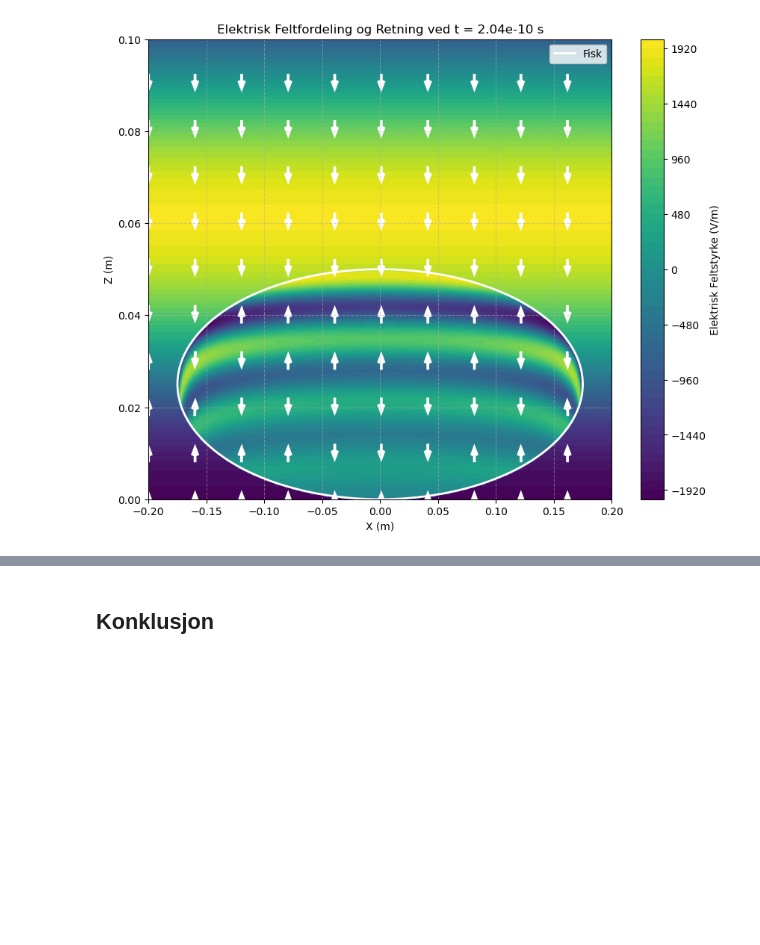
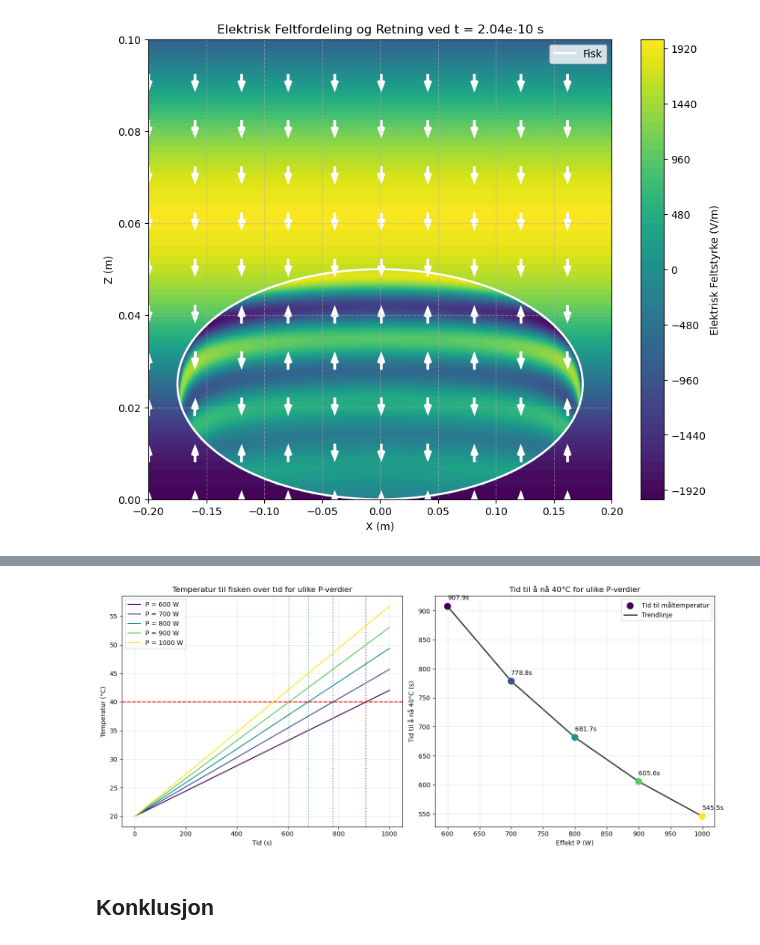
Before and after one commit to VictJoh/ElMag-Computational-Essay, a Jupyter notebook: compessay.ipynb, the cells around one changed output, grey strips where cells are left out. Saved outputs shown, nothing was run; the diff lists cells and outputs as text; code cells hidden in the pictures; blank space fills up the shorter version.

```diff
--- a/compessay.ipynb
+++ b/compessay.ipynb
@@ -154,6 +153,8 @@ l_f = 12
 tan_delta = l_f / epsilon_r
 alpha = omega * np.sqrt(mu_0 * epsilon_0 * epsilon_r / 2) * tan_delta
 delta = 1 / alpha
+m_fish = 4.5 # kg
+c_p = 4184 # J/(kg*K)
 # %%
 r = np.linspace(0, 0.10, 500)
 E = 1 * np.exp(-alpha * r)
@@ -438,3 +412,79 @@ plt.show()
+# %%
+
+# Starttemperatur
+T_initial = 20  # °C
+
+# Tid i sekunder
+t_values = np.linspace(0, 1000, 1000)  # 0 til 1000 sekunder
+
+# Måltemperatur
+target_temperature = 40  # °C
+
+# Lag figurer for temperatur over tid og tid til å nå måltemperatur
+plt.figure(figsize=(14, 6))
+
+# Fargekart for ulike p-verdier
+colors = plt.cm.viridis(np.linspace(0, 1, len(P)))
+
+# Liste for å lagre tiden det tar å nå måltemperatur for hver p-verdi
+time_to_reach_target_list = []
+
+# Plot temperatur over tid for hver p-verdi
+plt.subplot(1, 2, 1)
+for idx, (p, absorbed_power, color) in enumerate(zip(P, total_power_absorbed_values, colors)):
+    Delta_T = (absorbed_power / (m_fish * c_p)) * t_values
+    T_values = T_initial + Delta_T
+
+    # Finn tiden når T_values >= target_temperature
+    indices = np.where(T_values >= target_temperature)[0]
+    if len(indices) > 0:
+        time_to_reach = t_values[indices[0]]
+    else:
+        time_to_reach = t_values[-1]  # Hvis ikke nådd måltemperatur innen siste tidspunkt
+
+    time_to_reach_target_list.append(time_to_reach)
+
+    # Plot temperatur over tid
+    plt.plot(t_values, T_values, label=f"P = {p} W", color=color)
+
+    # Markér når måltemperatur er nådd
+    plt.axhline(y=target_temperature, color='red', linestyle='--', alpha=0.5)
+    plt.axvline(x=time_to_reach, color=color, linestyle=':', alpha=0.7)
+
+plt.xlabel('Tid (s)')
+plt.ylabel('Temperatur (°C)')
+plt.title('Temperatur til fisken over tid for ulike P-verdier')
+plt.grid(True, alpha=0.3)
+plt.legend()
+
+# Plot tid til å nå måltemperatur for hver p-verdi
+plt.subplot(1, 2, 2)
+
+# Sorter P og tid_to_reach_target_list for en jevn linje
+sorted_indices = np.argsort(P)
+P_sorted = P[sorted_indices]
+time_sorted = np.array(time_to_reach_target_list)[sorted_indices]
+
+# Scatter plot
+plt.scatter(P_sorted, time_sorted, color=colors[sorted_indices], s=100, label='Tid til måltemperatur',  zorder=2)
+
+# Plot linje gjennom scatter punktene
+plt.plot(P_sorted, time_sorted, color='black', linestyle='-', linewidth=2, label='Trendlinje', alpha = 0.8, zorder=1)
+
+# Viser hvert punkt
+for p, t in zip(P_sorted, time_sorted):
+    plt.annotate(f"{t:.1f}s", (p, t), textcoords="offset points", xytext=(0,10), ha='left')
+
+plt.xlabel('Effekt P (W)')
+plt.ylabel(f'Tid til å nå {target_temperature}°C (s)')
+plt.title(f'Tid til å nå {target_temperature}°C for ulike P-verdier')
+plt.grid(True, alpha=0.3)
+plt.legend()
+
+plt.tight_layout()
+plt.show()
+# %% [output]
+[figure, added]
 # %% [markdown]
 ## Konklusjon
 # %% [markdown]
```
Also changed, not shown: parts of 6 cells of this notebook.
